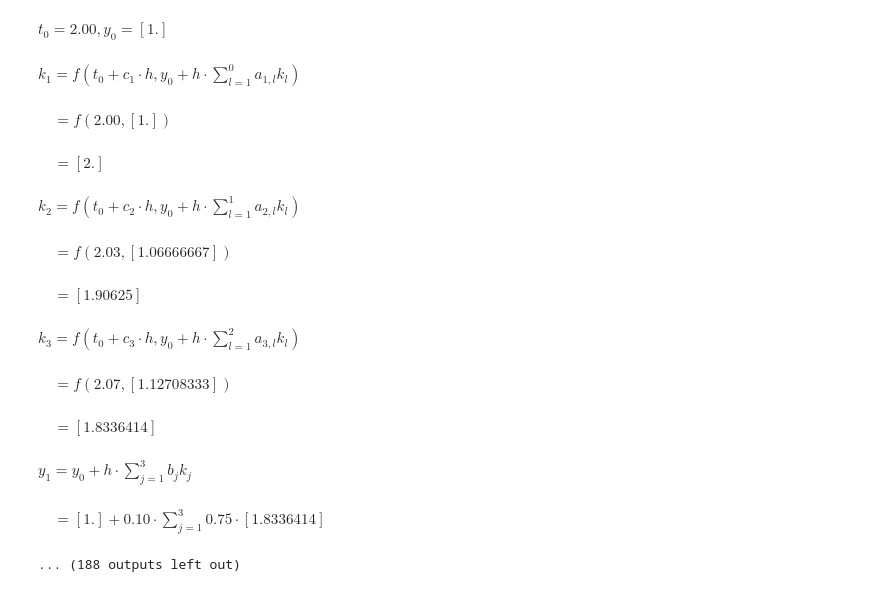
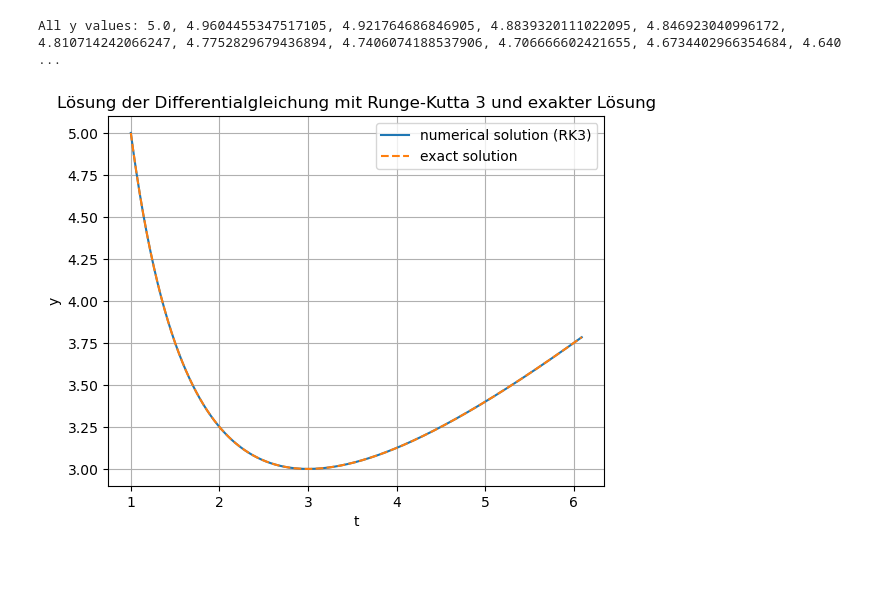
Before and after one commit to boostvolt/zhaw-higher-mathematics-2, a Jupyter notebook: Scripts/4 Gewöhnliche Differenzialgleichungen/1 Erste Ordnung/5 Runge Kutta Verfahren.ipynb, the cells around one changed output. Cells and saved outputs as stored; diff of their text form; code cells hidden in the pictures.

```diff
--- a/Scripts/4 Gewöhnliche Differenzialgleichungen/1 Erste Ordnung/5 Runge Kutta Verfahren.ipynb
+++ b/Scripts/4 Gewöhnliche Differenzialgleichungen/1 Erste Ordnung/5 Runge Kutta Verfahren.ipynb
@@ -62,20 +62,20 @@ def runge_kutta_n(f, y0, t, n):
 
     for i in range(1, len(t)):
         k = np.zeros((n, len(y0)))
-        display(Math(rf"t_{{{i-1}}} = {t[i-1]:.2f}, y_{{{i-1}}} = {y[i-1]}"))
+        # display(Math(rf"t_{{{i-1}}} = {t[i-1]:.2f}, y_{{{i-1}}} = {y[i-1]}"))
         for j in range(n):
             k_sum = sum(A[j, l] * k[l] for l in range(j))
             k[j] = f(t[i - 1] + c[j] * h, y[i - 1] + h * k_sum)
-            display(Math(f"k_{{{j+1}}} = f(t_{{{i-1}}} + c_{{{j+1}}} \\cdot h, y_{{{i-1}}} + h \\cdot \\sum_{{l=1}}^{{{j}}} a_{{{j+1},l}} k_{{l}})"))
+            # display(Math(f"k_{{{j+1}}} = f(t_{{{i-1}}} + c_{{{j+1}}} \\cdot h, y_{{{i-1}}} + h \\cdot \\sum_{{l=1}}^{{{j}}} a_{{{j+1},l}} k_{{l}})"))
             #display(Math(rf"k_{{{j+1}}} = f({{{t[i - 1]}}} + c_{{{j+1}}} \cdot h, y_{{{i-1}}} + h \cdot \\sum_{{l=1}}^{{{j}}} a_{{{j+1},l}} k_{{l}})"))
-            display(Math(f"\\quad = f({t[i-1] + c[j] * h:.2f}, {y[i-1] + h * k_sum})"))
-            display(Math(f"\\quad = {k[j]}"))
+            # display(Math(f"\\quad = f({t[i-1] + c[j] * h:.2f}, {y[i-1] + h * k_sum})"))
+            # display(Math(f"\\quad = {k[j]}"))
 
         y[i] = y[i - 1] + h * sum(b[j] * k[j] for j in range(n))
-        display(Math(f"y_{{{i}}} = y_{{{i-1}}} + h \\cdot \\sum_{{j=1}}^{{{n}}} b_j k_j"))
-        display(Math(f"\\quad = {y[i-1]} + {h:.2f} \\cdot \\sum_{{j=1}}^{{{n}}} {b[j]} \\cdot {k[j]}"))
-        display(Math(f"\\quad = {y[i]}"))
-        display(Math("\\\\"))  # For new line in output
+        # display(Math(f"y_{{{i}}} = y_{{{i-1}}} + h \\cdot \\sum_{{j=1}}^{{{n}}} b_j k_j"))
+        # display(Math(f"\\quad = {y[i-1]} + {h:.2f} \\cdot \\sum_{{j=1}}^{{{n}}} {b[j]} \\cdot {k[j]}"))
+        # display(Math(f"\\quad = {y[i]}"))
+        # display(Math("\\\\"))  # For new line in output
 
     return y
 
@@ -84,50 +84,39 @@ def runge_kutta_n(f, y0, t, n):
 INPUT
 =======================================================================================================================
 """
 
 # Beispiel-Funktion: y' = t / y, mit der Anfangsbedingung y(2) = 1
 def f(t, y):
-    return t / y
+    return 1 - y / t
 
 # Exakte Lösung der Differentialgleichung (optional)
 def exact_solution(t):
-    return
+    return t / 2 + 9 / (2*t)
 
 # Zeitspanne von 2 bis 5, mit einer Schrittweite von 0.1
-t = np.arange(2, 5.1, 0.1)  # Beachte, dass 5.1 verwendet wird, um 5 einzuschließen
-y0 = np.array([1])  # Anfangsbedingung
+t = np.arange(1, 6.1, 0.01)  # Beachte, dass 6.1 verwendet wird, um 5 einzuschließen
+y0 = np.array([5])  # Anfangsbedingung
 
-# Lösung der Differentialgleichung mit Runge-Kutta 3
+# Lösung der Differentialgleichung mit Runge-Kutta 4
 y = runge_kutta_n(f, y0, t, 3)
 
 """
 =======================================================================================================================
 """
 
 print("All y values:", ', '.join(map(str, y.flatten().tolist())))
 
 y_exact = np.array([exact_solution(ti) for ti in t])
 
 # Plotten der numerischen und exakten Lösung
-plt.plot(t, y, "o-", label="numerical solution (RK3)")
-plt.plot(t, y_exact, "x-", label="exact solution")
+plt.plot(t, y, "-", label="numerical solution (RK3)")
+plt.plot(t, y_exact, "--", label="exact solution")
 plt.xlabel("t")
 plt.ylabel("y")
 plt.title("Lösung der Differentialgleichung mit Runge-Kutta 3 und exakter Lösung")
 plt.legend()
 plt.grid(True)
 plt.show()
 # %% [output]
-$\displaystyle t_{0} = 2.00, y_{0} = [1.]$
-$\displaystyle k_{1} = f(t_{0} + c_{1} \cdot h, y_{0} + h \cdot \sum_{l=1}^{0} a_{1,l} k_{l})$
-$\displaystyle \quad = f(2.00, [1.])$
-$\displaystyle \quad = [2.]$
-$\displaystyle k_{2} = f(t_{0} + c_{2} \cdot h, y_{0} + h \cdot \sum_{l=1}^{1} a_{2,l} k_{l})$
-$\displaystyle \quad = f(2.03, [1.06666667])$
-$\displaystyle \quad = [1.90625]$
-$\displaystyle k_{3} = f(t_{0} + c_{3} \cdot h, y_{0} + h \cdot \sum_{l=1}^{2} a_{3,l} k_{l})$
-$\displaystyle \quad = f(2.07, [1.12708333])$
-$\displaystyle \quad = [1.8336414]$
-$\displaystyle y_{1} = y_{0} + h \cdot \sum_{j=1}^{3} b_j k_j$
-$\displaystyle \quad = [1.] + 0.10 \cdot \sum_{j=1}^{3} 0.75 \cdot [1.8336414]$
-... (188 outputs left out)
+All y values: 5.0, 4.9604455347517105, 4.921764686846905, 4.8839320111022095, 4.846923040996172, 4.810714242066247, 4.7752829679436894, 4.7406074188537906, 4.706666602421655, 4.6734402966354684, 4.640 ...
+[figure, added]
```
Also changed, not shown: 1 other file.
